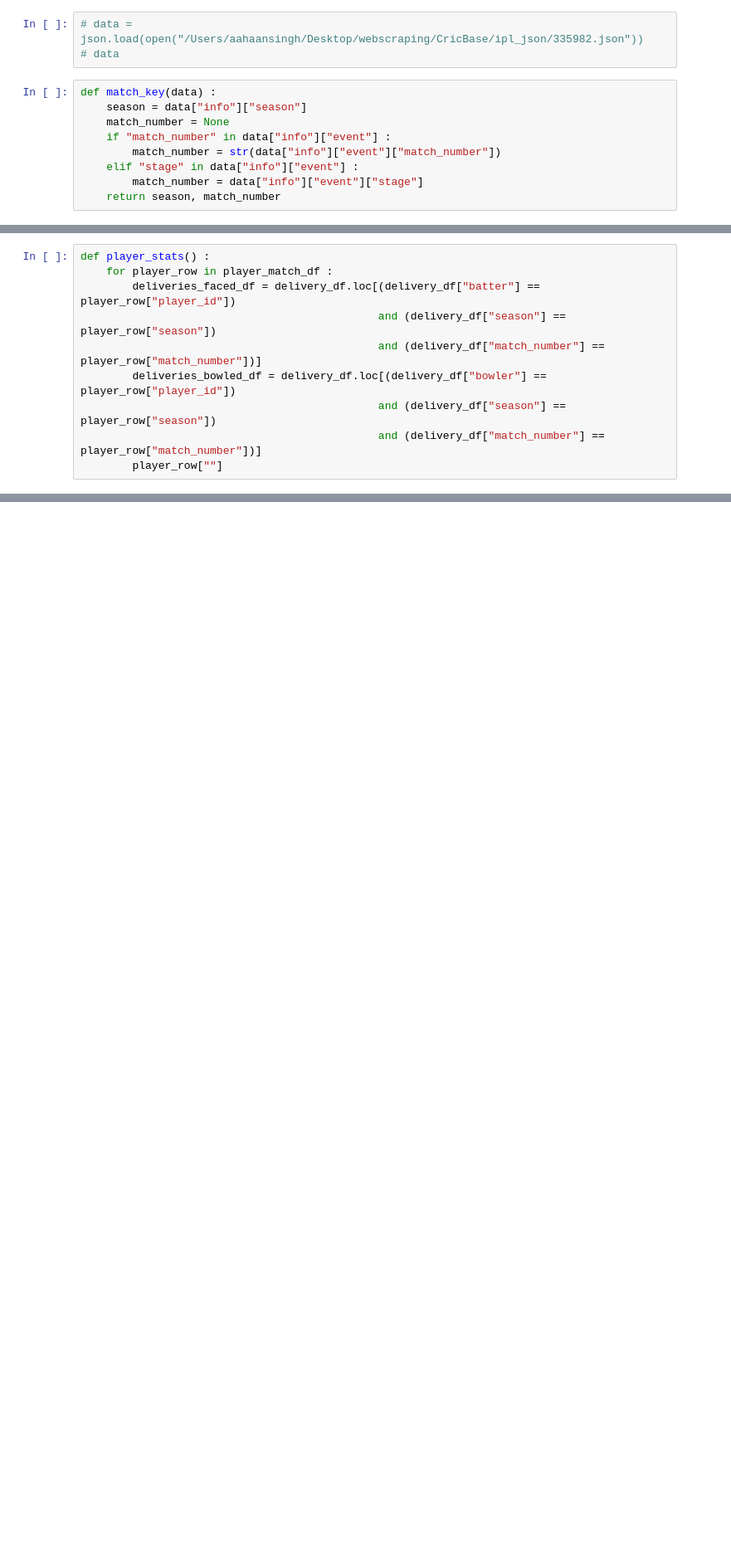
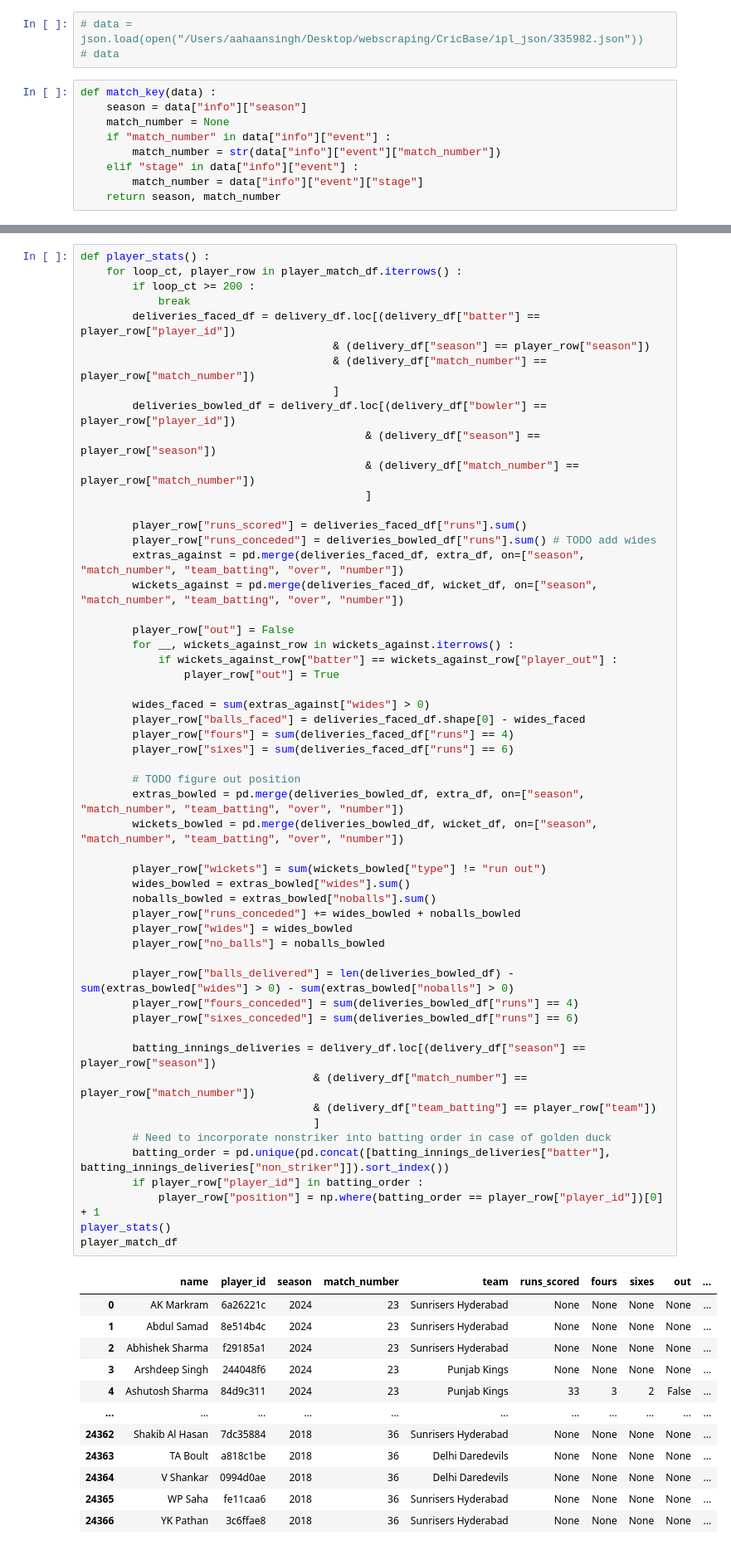
Before and after one commit to aahaansingh/CricBase, a Jupyter notebook: read_test.ipynb, the cells around one changed output, grey strips where cells are left out. Shown: that part at 83% size. Cells and saved outputs as stored; diff of their text form; blank space fills up the shorter version.

Commit message:
working playerstats function, but slow

```diff
--- a/read_test.ipynb
+++ b/read_test.ipynb
@@ -199,10 +206,0 @@ print(fielder_wicket_df)
-# %%
-def player_stats() :
-    for player_row in player_match_df :
-        deliveries_faced_df = delivery_df.loc[(delivery_df["batter"] == player_row["player_id"])
-                                              and (delivery_df["season"] == player_row["season"])
-                                              and (delivery_df["match_number"] == player_row["match_number"])]
-        deliveries_bowled_df = delivery_df.loc[(delivery_df["bowler"] == player_row["player_id"])
-                                              and (delivery_df["season"] == player_row["season"])
-                                              and (delivery_df["match_number"] == player_row["match_number"])]
-        player_row[""]
@@ -208,0 +292,67 @@ def player_stats() :
+# %%
+def player_stats() :
+    for loop_ct, player_row in player_match_df.iterrows() :
+        if loop_ct >= 200 :
+            break
+        deliveries_faced_df = delivery_df.loc[(delivery_df["batter"] == player_row["player_id"])
+                                       & (delivery_df["season"] == player_row["season"])
+                                       & (delivery_df["match_number"] == player_row["match_number"])
+                                       ]
+        deliveries_bowled_df = delivery_df.loc[(delivery_df["bowler"] == player_row["player_id"])
+                                            & (delivery_df["season"] == player_row["season"])
+                                            & (delivery_df["match_number"] == player_row["match_number"])
+                                            ]
+
+        player_row["runs_scored"] = deliveries_faced_df["runs"].sum()
+        player_row["runs_conceded"] = deliveries_bowled_df["runs"].sum() # TODO add wides
+        extras_against = pd.merge(deliveries_faced_df, extra_df, on=["season", "match_number", "team_batting", "over", "number"])
+        wickets_against = pd.merge(deliveries_faced_df, wicket_df, on=["season", "match_number", "team_batting", "over", "number"])
+
+        player_row["out"] = False
+        for __, wickets_against_row in wickets_against.iterrows() :
+            if wickets_against_row["batter"] == wickets_against_row["player_out"] :
+                player_row["out"] = True
+
+        wides_faced = sum(extras_against["wides"] > 0)
+        player_row["balls_faced"] = deliveries_faced_df.shape[0] - wides_faced
+        player_row["fours"] = sum(deliveries_faced_df["runs"] == 4)
+        player_row["sixes"] = sum(deliveries_faced_df["runs"] == 6)
+
+        # TODO figure out position
+        extras_bowled = pd.merge(deliveries_bowled_df, extra_df, on=["season", "match_number", "team_batting", "over", "number"])
+        wickets_bowled = pd.merge(deliveries_bowled_df, wicket_df, on=["season", "match_number", "team_batting", "over", "number"])
+
+        player_row["wickets"] = sum(wickets_bowled["type"] != "run out")
+        wides_bowled = extras_bowled["wides"].sum()
+        noballs_bowled = extras_bowled["noballs"].sum()
+        player_row["runs_conceded"] += wides_bowled + noballs_bowled
+        player_row["wides"] = wides_bowled
+        player_row["no_balls"] = noballs_bowled
+
+        player_row["balls_delivered"] = len(deliveries_bowled_df) - sum(extras_bowled["wides"] > 0) - sum(extras_bowled["noballs"] > 0)
+        player_row["fours_conceded"] = sum(deliveries_bowled_df["runs"] == 4)
+        player_row["sixes_conceded"] = sum(deliveries_bowled_df["runs"] == 6)
+
+        batting_innings_deliveries = delivery_df.loc[(delivery_df["season"] == player_row["season"])
+                                    & (delivery_df["match_number"] == player_row["match_number"])
+                                    & (delivery_df["team_batting"] == player_row["team"])
+                                    ]
+        # Need to incorporate nonstriker into batting order in case of golden duck
+        batting_order = pd.unique(pd.concat([batting_innings_deliveries["batter"], batting_innings_deliveries["non_striker"]]).sort_index())
+        if player_row["player_id"] in batting_order :
+            player_row["position"] = np.where(batting_order == player_row["player_id"])[0] + 1
+player_stats()
+player_match_df
+# %% [output]
+|  | name | player_id | season | match_number | team | runs_scored | fours | sixes | out | ... |
+| 0 | AK Markram | 6a26221c | 2024 | 23 | Sunrisers Hyderabad | None | None | None | None | ... |
+| 1 | Abdul Samad | 8e514b4c | 2024 | 23 | Sunrisers Hyderabad | None | None | None | None | ... |
+| 2 | Abhishek Sharma | f29185a1 | 2024 | 23 | Sunrisers Hyderabad | None | None | None | None | ... |
+| 3 | Arshdeep Singh | 244048f6 | 2024 | 23 | Punjab Kings | None | None | None | None | ... |
+| 4 | Ashutosh Sharma | 84d9c311 | 2024 | 23 | Punjab Kings | 33 | 3 | 2 | False | ... |
+| ... | ... | ... | ... | ... | ... | ... | ... | ... | ... | ... |
+| 24362 | Shakib Al Hasan | 7dc35884 | 2018 | 36 | Sunrisers Hyderabad | None | None | None | None | ... |
+| 24363 | TA Boult | a818c1be | 2018 | 36 | Delhi Daredevils | None | None | None | None | ... |
+| 24364 | V Shankar | 0994d0ae | 2018 | 36 | Delhi Daredevils | None | None | None | None | ... |
+| 24365 | WP Saha | fe11caa6 | 2018 | 36 | Sunrisers Hyderabad | None | None | None | None | ... |
+| 24366 | YK Pathan | 3c6ffae8 | 2018 | 36 | Sunrisers Hyderabad | None | None | None | None | ... |
```
Also changed, not shown: parts of 7 cells of this notebook, 1 other file.
